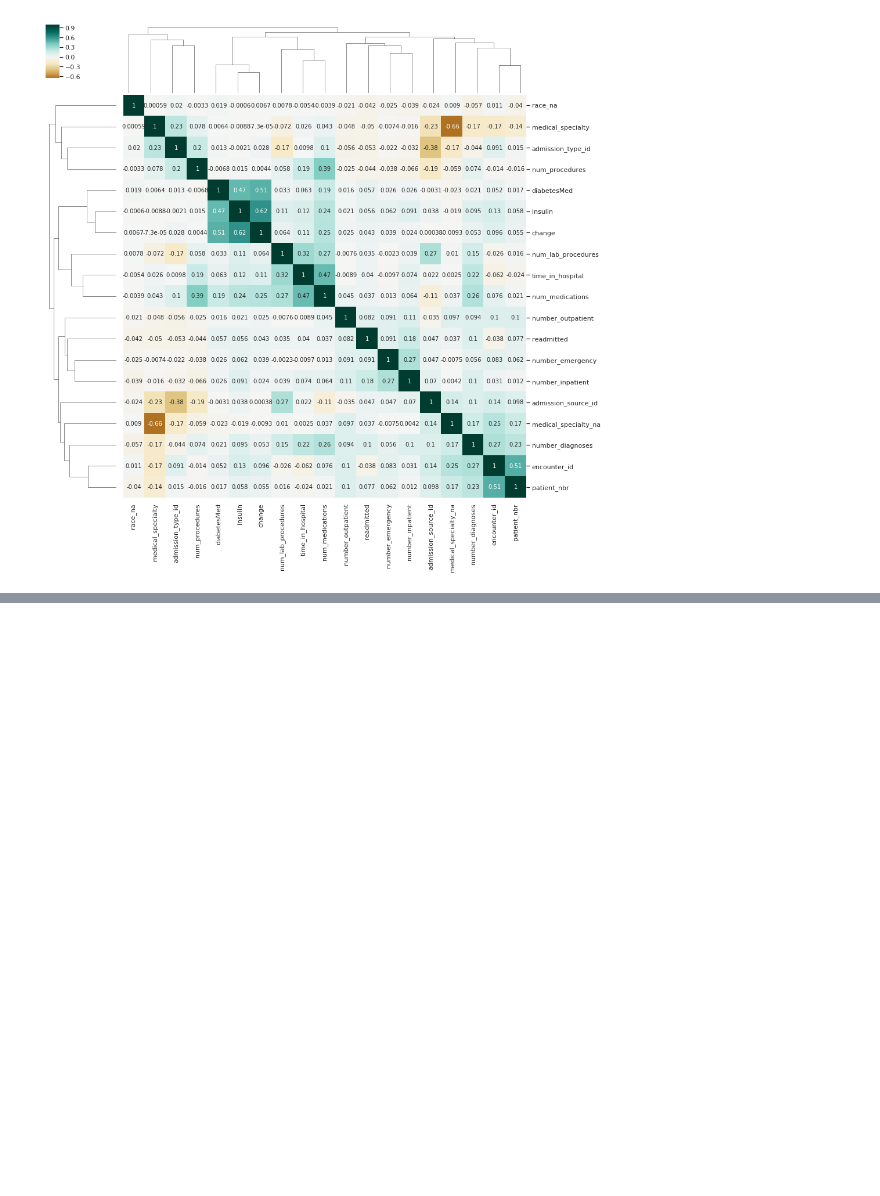
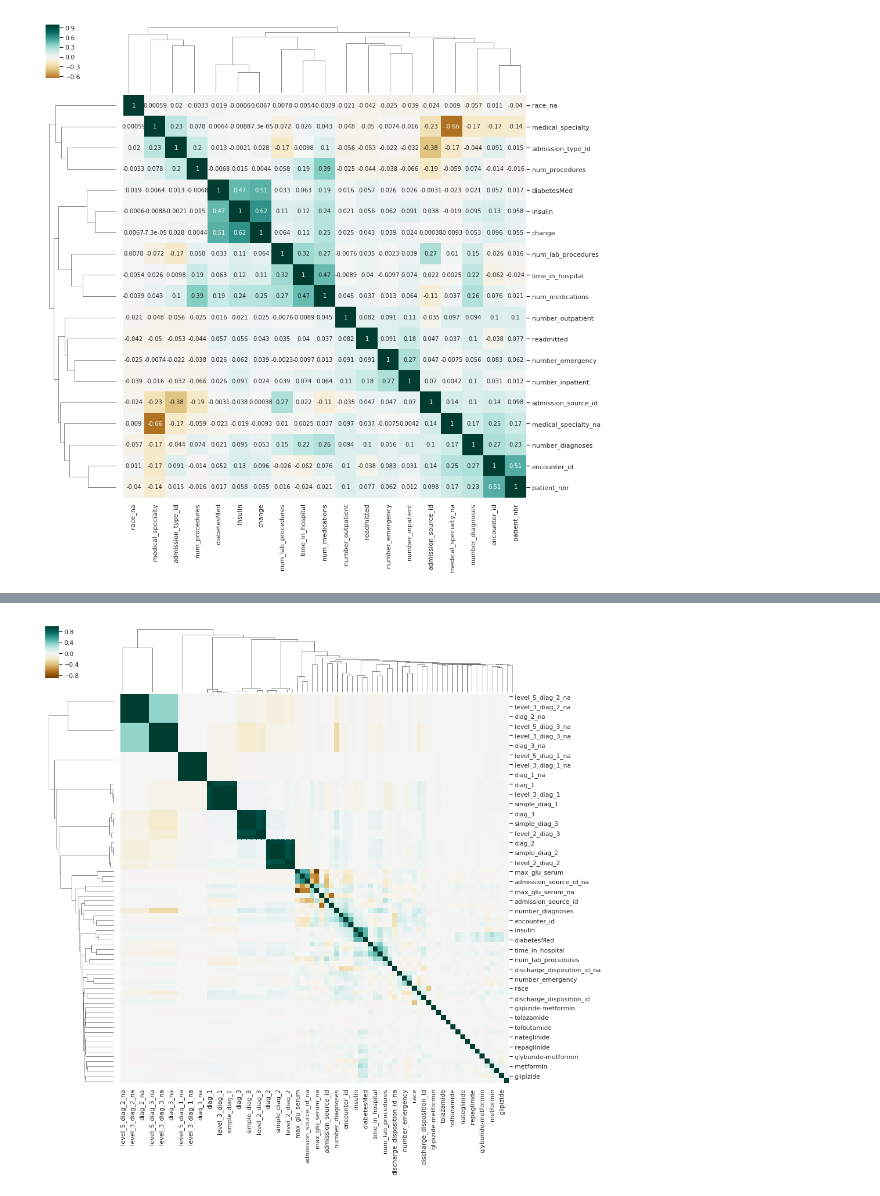
Before and after one commit to pavelzimin/hospital_readmission, a Jupyter notebook: Exploratory_Data_Analysis.ipynb, the cells around one changed output, grey strips where cells are left out. Cells and saved outputs as stored; diff of their text form; code cells hidden in the pictures; blank space fills up the shorter version.

```diff
--- a/Exploratory_Data_Analysis.ipynb
+++ b/Exploratory_Data_Analysis.ipynb
@@ -54,0 +59,16 @@ p = sns.clustermap(corr_high,
+# %%
+df_more30 = df.loc[df.readmitted == 1, :].copy()
+del df_more30['readmitted']
+
+corr_more30 = df_more30.corr()
+corr_more30 = corr_more30.dropna(axis=0, how='all')
+corr_more30 = corr_more30.dropna(axis=1, how='all')
+corr_more30
+p = sns.clustermap(corr_more30,
+        square=True,
+        center=0,
+        cmap='BrBG',
+        #annot=True,
+        figsize=(15, 15))
+# %% [output]
+[figure, added]
```
Also changed, not shown: parts of 7 cells of this notebook, 1 other file.
